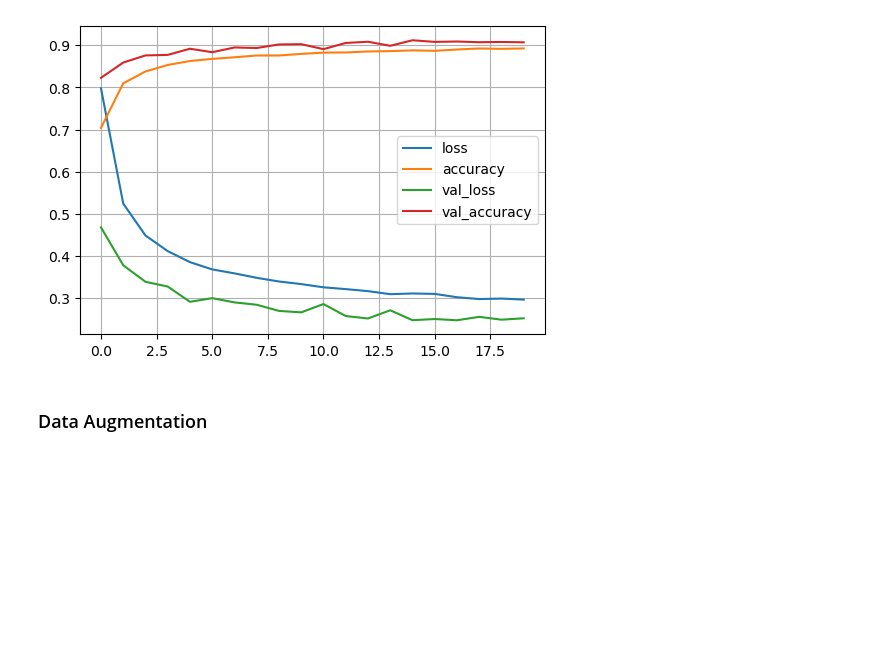
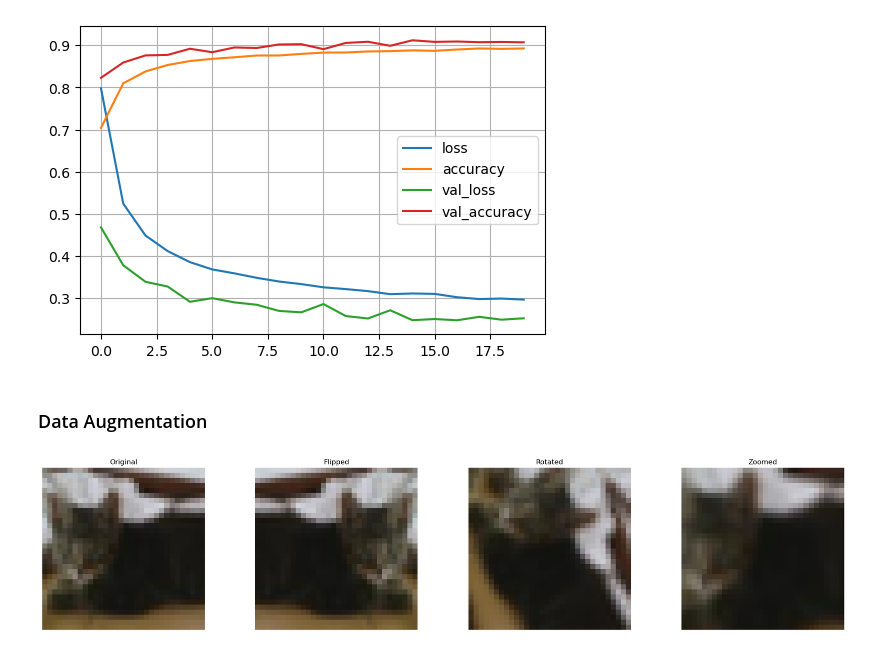
Before and after one commit to hc-sun/python-data-science, a Jupyter notebook: keras.ipynb, the cells around one changed output. Saved outputs shown, nothing was run; the diff lists cells and outputs as text; code cells hidden in the pictures; blank space fills up the shorter version.

Commit message:
added augmentation plots

```diff
--- a/keras.ipynb
+++ b/keras.ipynb
@@ -399,6 +399,55 @@ plt.show()
 [figure]
 # %% [markdown]
 ### Data Augmentation
+# %%
+import tensorflow as tf
+from tensorflow.keras import layers
+import matplotlib.pyplot as plt
+import numpy as np
+
+cifar10 = tf.keras.datasets.cifar10
+(X_train, y_train), (X_test, y_test) = cifar10.load_data()
+train_images, test_images = X_train / 255.0, X_test / 255.0
+img = train_images[9]
+img = np.expand_dims(img, axis=0)
+
+
+aug1 = tf.keras.Sequential([
+    layers.experimental.preprocessing.RandomFlip("horizontal"),
+])
+
+aug2 = tf.keras.Sequential([
+    layers.experimental.preprocessing.RandomRotation(0.2),
+])
+
+aug3 = tf.keras.Sequential([
+    layers.experimental.preprocessing.RandomZoom(0.4),
+])
+
+augmented_image1 = aug1(img)
+augmented_image2 = aug2(img)
+augmented_image3 = aug3(img)
+
+fig, axes = plt.subplots(1, 4, figsize=(25, 5))
+
+axes[0].imshow(img[0])
+axes[0].set_title('Original')
+
+axes[1].imshow(augmented_image1[0])
+axes[1].set_title('Flipped')
+
+axes[2].imshow(augmented_image2[0])
+axes[2].set_title('Rotated')
+
+axes[3].imshow(augmented_image3[0])
+axes[3].set_title('Zoomed')
+
+for ax in axes:
+    ax.axis('off')
+
+plt.show()
+# %% [output]
+[figure, added]
 # %%
 data_augmentation = tf.keras.Sequential([
     layers.experimental.preprocessing.RandomFlip("horizontal_and_vertical"),
```
